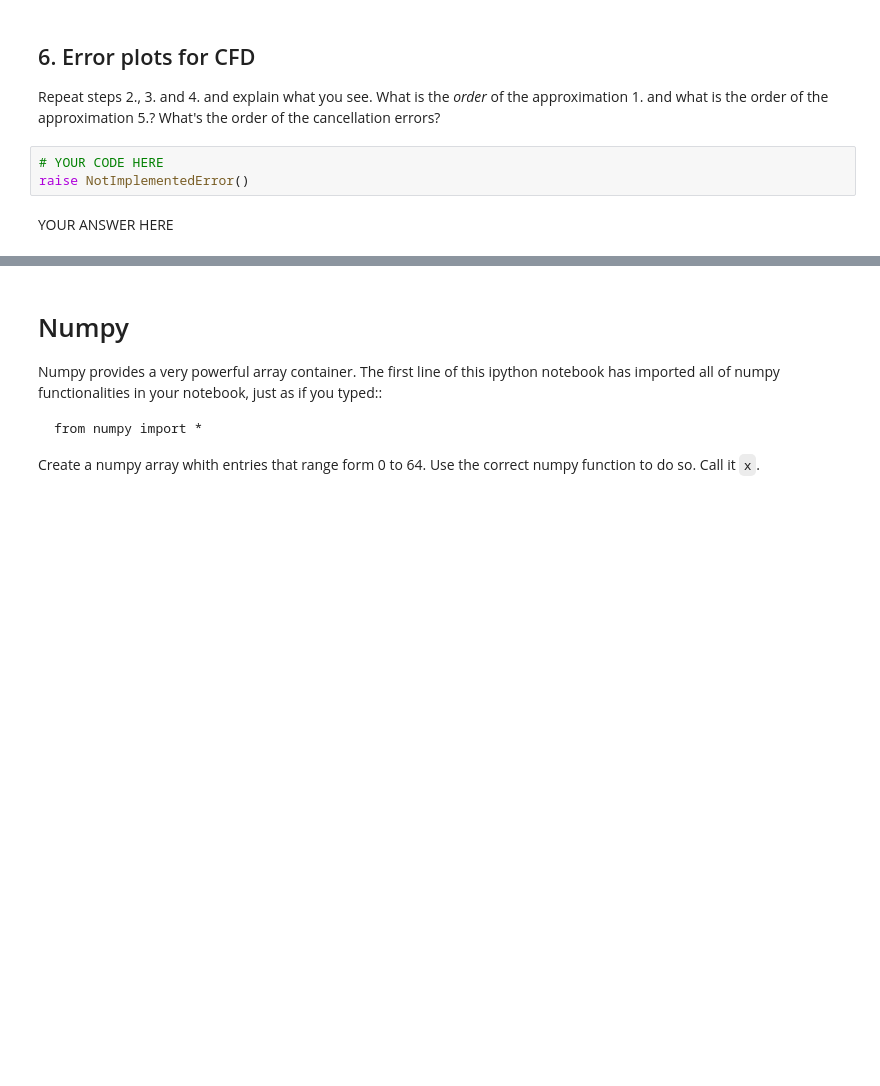
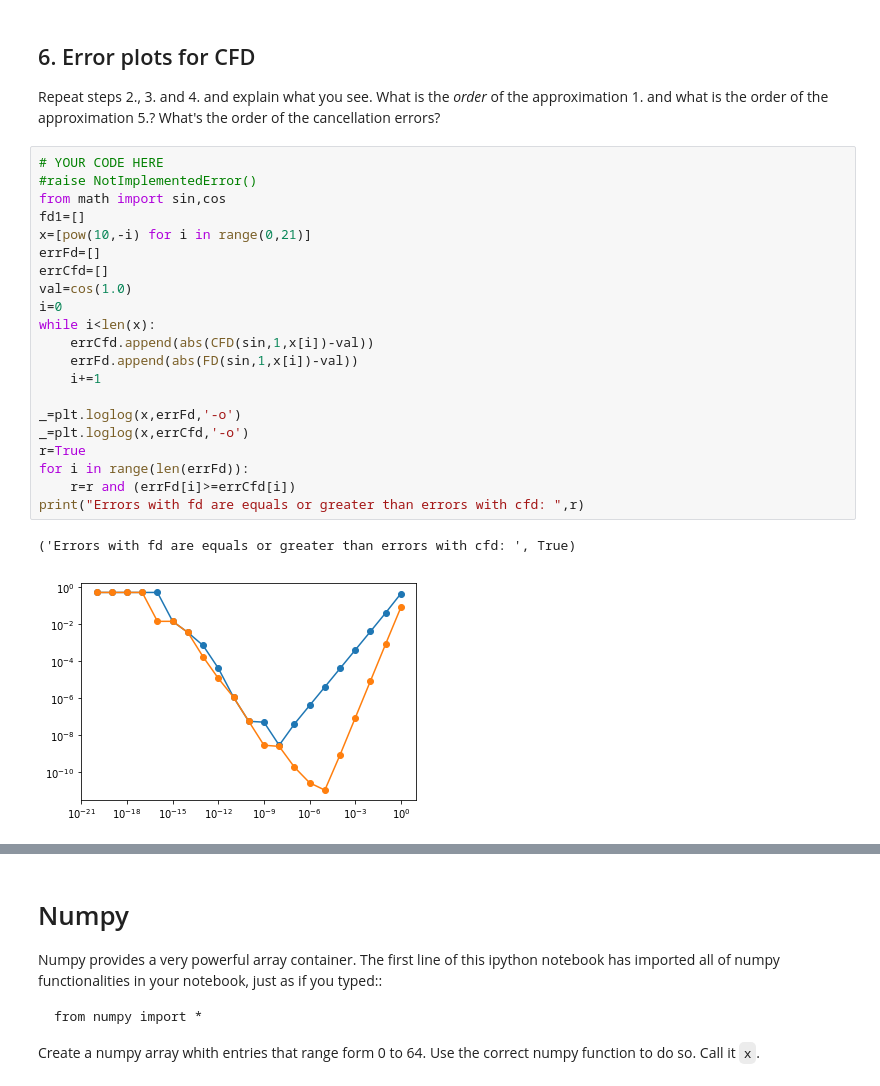
Before and after one commit to postaxmi/P1.4_seed, a Jupyter notebook: assignments/00_Basics/D1-exercises.ipynb, the cells around one changed output, grey strips where cells are left out. Cells and saved outputs as stored; diff of their text form; blank space fills up the shorter version.

```diff
--- a/assignments/00_Basics/D1-exercises.ipynb
+++ b/assignments/00_Basics/D1-exercises.ipynb
@@ -172,8 +168,27 @@ assert_equal(CFD(lambda x: x**2, 1.0, .5), 2.0)
 ## 6. Error plots for CFD
 
 Repeat steps 2., 3. and 4. and explain what you see. What is the *order* of the approximation 1. and what is the order of the approximation 5.? What's the order of the cancellation errors?
-# %%
-# YOUR CODE HERE
-raise NotImplementedError()
-# %% [markdown]
-YOUR ANSWER HERE
+# %%
+# YOUR CODE HERE
+#raise NotImplementedError()
+from math import sin,cos
+fd1=[]
+x=[pow(10,-i) for i in range(0,21)]
+errFd=[]
+errCfd=[]
+val=cos(1.0)
+i=0
+while i<len(x):
+	errCfd.append(abs(CFD(sin,1,x[i])-val))
+	errFd.append(abs(FD(sin,1,x[i])-val))
+	i+=1
+
+_=plt.loglog(x,errFd,'-o')
+_=plt.loglog(x,errCfd,'-o')
+r=True
+for i in range(len(errFd)):
+	r=r and (errFd[i]>=errCfd[i])
+print("Errors with fd are equals or greater than errors with cfd: ",r)
+# %% [output]
+('Errors with fd are equals or greater than errors with cfd: ', True)
+[figure, added]
```
Also changed, not shown: parts of 36 cells of this notebook.
